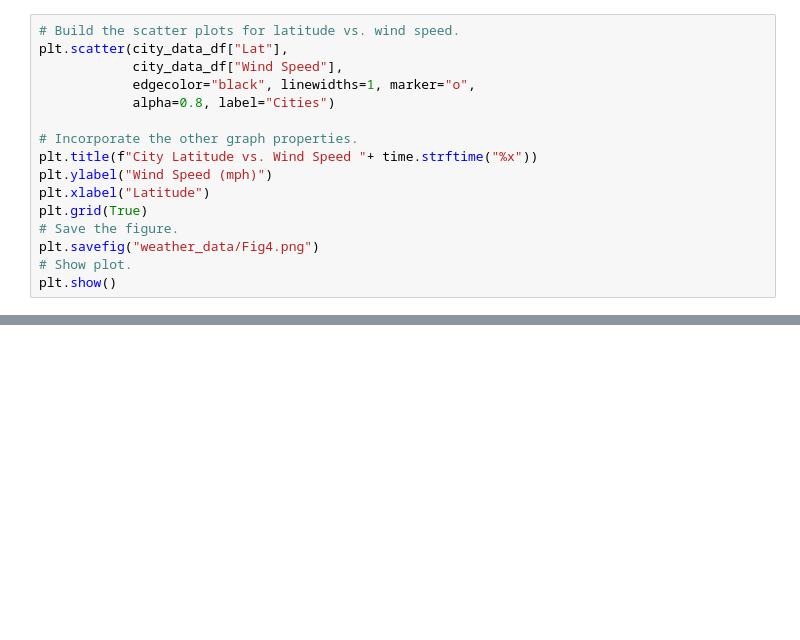
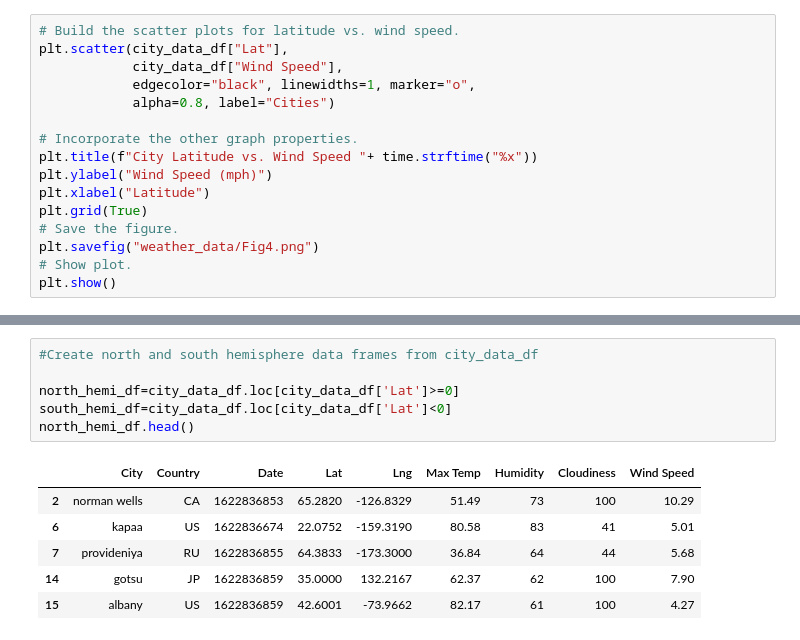
Before and after one commit to shaileeM/World_Weather_Analysis, a Jupyter notebook: WeatherPy_new.ipynb, the cells around one changed output, grey strips where cells are left out. Cells and saved outputs as stored; diff of their text form; blank space fills up the shorter version.

```diff
--- a/WeatherPy_new.ipynb
+++ b/WeatherPy_new.ipynb
@@ -193,0 +225,13 @@ plt.show()
+# %%
+#Create north and south hemisphere data frames from city_data_df
+
+north_hemi_df=city_data_df.loc[city_data_df['Lat']>=0]
+south_hemi_df=city_data_df.loc[city_data_df['Lat']<0]
+north_hemi_df.head()
+# %% [output]
+|  | City | Country | Date | Lat | Lng | Max Temp | Humidity | Cloudiness | Wind Speed |
+| 2 | norman wells | CA | 1622836853 | 65.2820 | -126.8329 | 51.49 | 73 | 100 | 10.29 |
+| 6 | kapaa | US | 1622836674 | 22.0752 | -159.3190 | 80.58 | 83 | 41 | 5.01 |
+| 7 | provideniya | RU | 1622836855 | 64.3833 | -173.3000 | 36.84 | 64 | 44 | 5.68 |
+| 14 | gotsu | JP | 1622836859 | 35.0000 | 132.2167 | 62.37 | 62 | 100 | 7.90 |
+| 15 | albany | US | 1622836859 | 42.6001 | -73.9662 | 82.17 | 61 | 100 | 4.27 |
```
Also changed, not shown: parts of 10 cells of this notebook.
